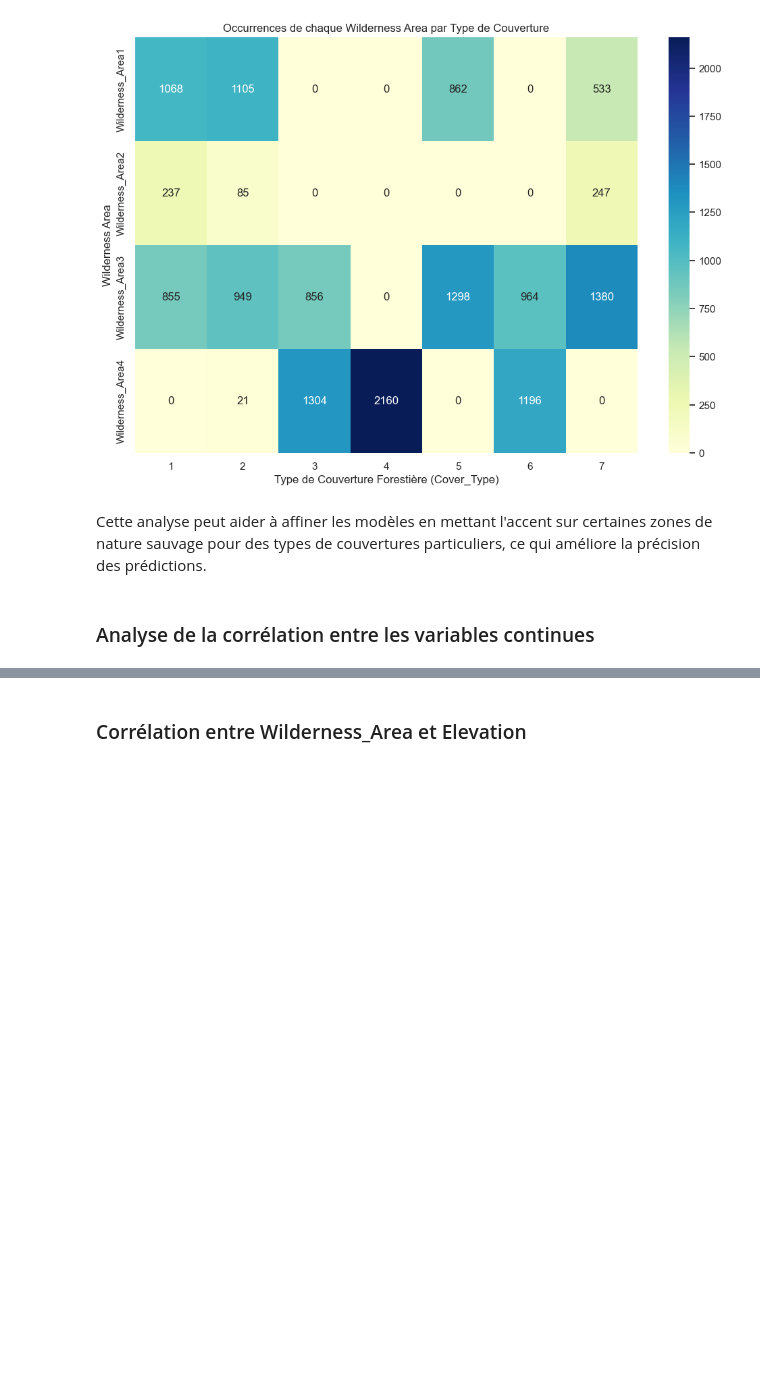
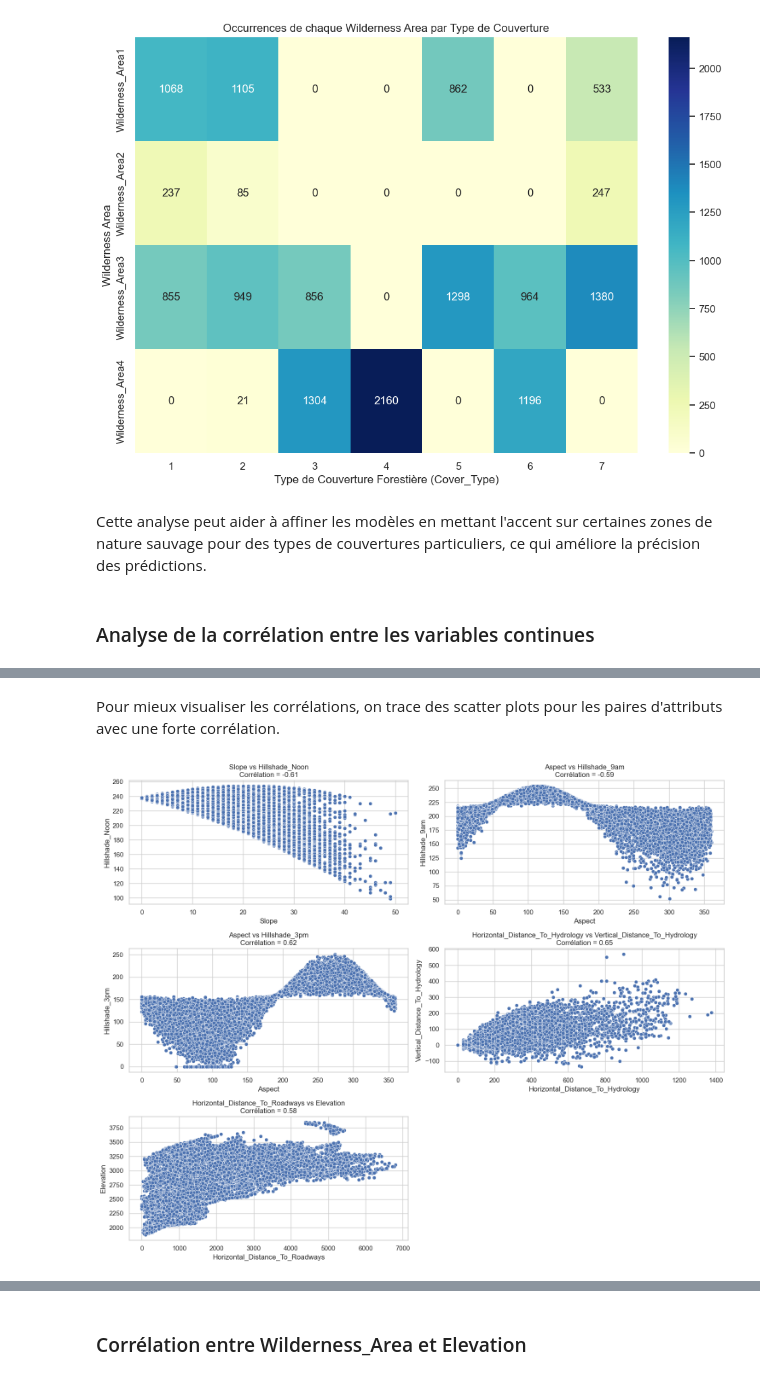
Before and after one commit to stephecw/Forest-Challenge, a Jupyter notebook: main.ipynb, the cells around one changed output, grey strips where cells are left out. Cells and saved outputs as stored; diff of their text form; code cells hidden in the pictures; blank space fills up the shorter version.

```diff
--- a/main.ipynb
+++ b/main.ipynb
@@ -390,0 +446,39 @@ Cette analyse peut aider à affiner les modèles en mettant l'accent sur certain
+# %% [markdown]
+Pour mieux visualiser les corrélations, on trace des scatter plots pour les paires d'attributs avec une forte corrélation.
+# %%
+# Paramétrer le style
+sns.set(style="whitegrid")
+
+# Taille de la figure globale
+plt.figure(figsize=(15, 12))
+
+# Slope vs Hillshade_Noon (corrélation = -0.61)
+plt.subplot(3, 2, 1)
+sns.scatterplot(data=data, x="Slope", y="Hillshade_Noon")
+plt.title("Slope vs Hillshade_Noon\nCorrélation = -0.61")
+
+# Aspect vs Hillshade_9am (corrélation = -0.59)
+plt.subplot(3, 2, 2)
+sns.scatterplot(data=data, x="Aspect", y="Hillshade_9am")
+plt.title("Aspect vs Hillshade_9am\nCorrélation = -0.59")
+
+# Aspect vs Hillshade_3pm (corrélation = 0.62)
+plt.subplot(3, 2, 3)
+sns.scatterplot(data=data, x="Aspect", y="Hillshade_3pm")
+plt.title("Aspect vs Hillshade_3pm\nCorrélation = 0.62")
+
+# Horizontal_Distance_To_Hydrology vs Vertical_Distance_To_Hydrology (corrélation = 0.65)
+plt.subplot(3, 2, 4)
+sns.scatterplot(data=data, x="Horizontal_Distance_To_Hydrology", y="Vertical_Distance_To_Hydrology")
+plt.title("Horizontal_Distance_To_Hydrology vs Vertical_Distance_To_Hydrology\nCorrélation = 0.65")
+
+# Horizontal_Distance_To_Roadways vs Elevation (corrélation = 0.58)
+plt.subplot(3, 2, 5)
+sns.scatterplot(data=data, x="Horizontal_Distance_To_Roadways", y="Elevation")
+plt.title("Horizontal_Distance_To_Roadways vs Elevation\nCorrélation = 0.58")
+
+# Ajuster l'espacement entre les sous-graphiques
+plt.tight_layout()
+plt.show()
+# %% [output]
+[figure, added]
```
Also changed, not shown: parts of 12 cells of this notebook, 3 other files.
